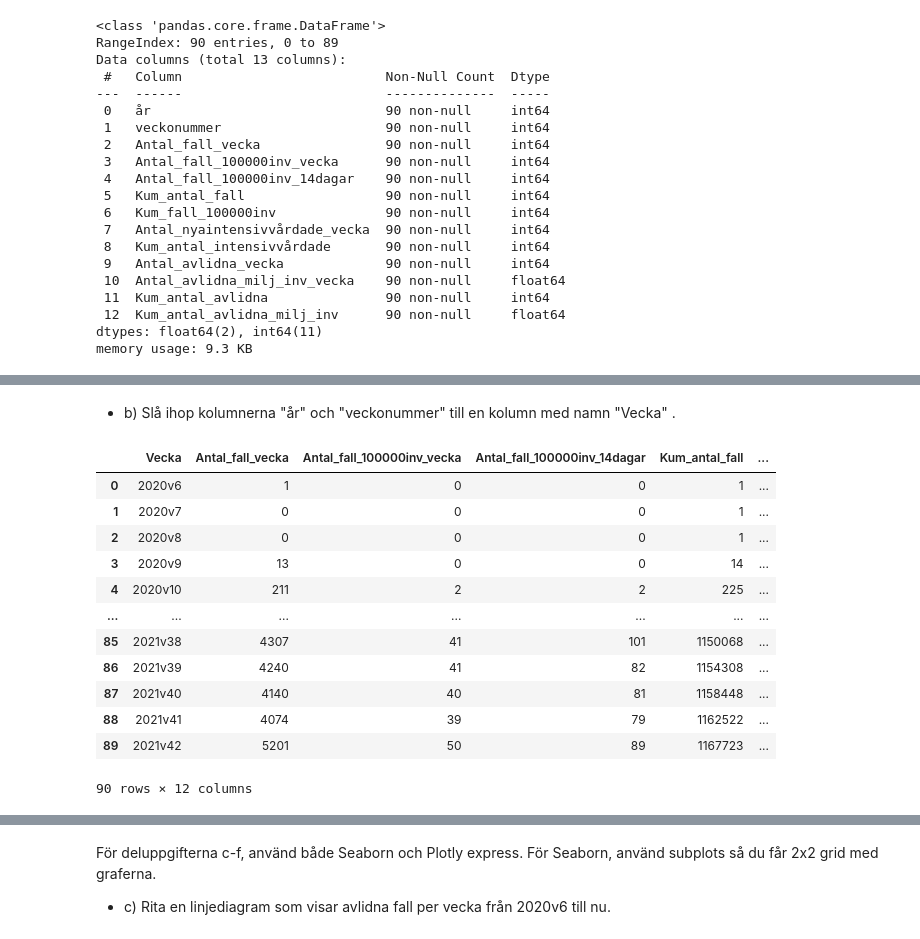
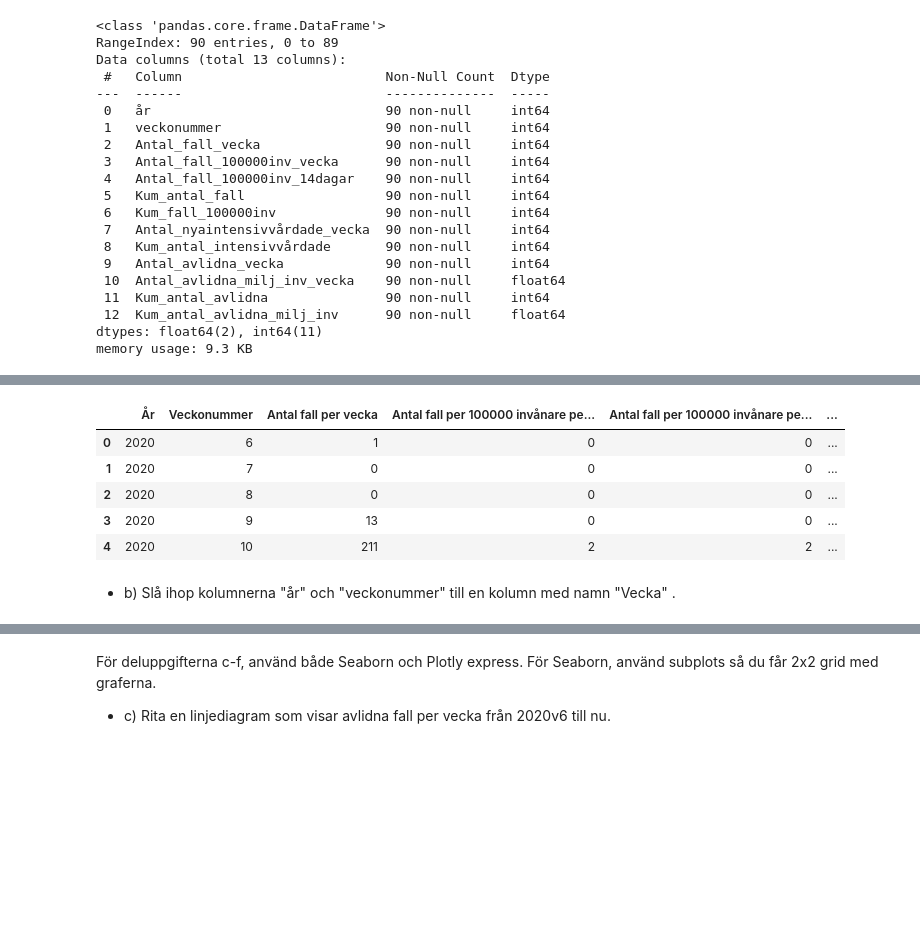
Before and after one commit to SamiFatmi/Databehandling-SAMI-FATMI, a Jupyter notebook: Labs/Labb 1/Labb 1.ipynb, the cells around one changed output, grey strips where cells are left out. Cells and saved outputs as stored; diff of their text form; code cells hidden in the pictures; blank space fills up the shorter version.

```diff
--- a/Labs/Labb 1/Labb 1.ipynb
+++ b/Labs/Labb 1/Labb 1.ipynb
@@ -57,27 +74,20 @@ covid19.tail()
+# %%
+# renaming the columns
+
+covid19.columns=['År', 'Veckonummer', 'Antal fall per vecka', 'Antal fall per 100000 invånare per vecka',
+       'Antal fall per 100000 invånare per 14dagar', 'Ackumulerade antal fall', 'Ackumulerade fall per 100000 invånare',
+       'Antal nyaintensivvårdade per vecka', 'Ackumulerade antal intensivvårdade',
+       'Antal avlidna per vecka', 'Antal avlidna per miljon invånare per vecka',
+       'Ackumulerade antal avlidna', 'Ackumulerade antal avlidna per miljon invånare']
+
+covid19.head()
+# %% [output]
+|  | År | Veckonummer | Antal fall per vecka | Antal fall per 100000 invånare pe... | Antal fall per 100000 invånare pe... | ... |
+| 0 | 2020 | 6 | 1 | 0 | 0 | ... |
+| 1 | 2020 | 7 | 0 | 0 | 0 | ... |
+| 2 | 2020 | 8 | 0 | 0 | 0 | ... |
+| 3 | 2020 | 9 | 13 | 0 | 0 | ... |
+| 4 | 2020 | 10 | 211 | 2 | 2 | ... |
 # %% [markdown]
 
 - b) Slå ihop kolumnerna "år" och "veckonummer" till en kolumn med namn "Vecka" .
-# %%
-covid19["år"] = covid19["år"].astype(str)
-covid19["veckonummer"] = covid19["veckonummer"].astype(str)
-
-covid19["år"] = covid19["år"] + "v" + covid19["veckonummer"]
-covid19 = covid19.drop(columns=["veckonummer"])
-
-covid19 = covid19.rename(columns={"år": "Vecka"})
-
-covid19
-# %% [output]
-|  | Vecka | Antal_fall_vecka | Antal_fall_100000inv_vecka | Antal_fall_100000inv_14dagar | Kum_antal_fall | ... |
-| 0 | 2020v6 | 1 | 0 | 0 | 1 | ... |
-| 1 | 2020v7 | 0 | 0 | 0 | 1 | ... |
-| 2 | 2020v8 | 0 | 0 | 0 | 1 | ... |
-| 3 | 2020v9 | 13 | 0 | 0 | 14 | ... |
-| 4 | 2020v10 | 211 | 2 | 2 | 225 | ... |
-| ... | ... | ... | ... | ... | ... | ... |
-| 85 | 2021v38 | 4307 | 41 | 101 | 1150068 | ... |
-| 86 | 2021v39 | 4240 | 41 | 82 | 1154308 | ... |
-| 87 | 2021v40 | 4140 | 40 | 81 | 1158448 | ... |
-| 88 | 2021v41 | 4074 | 39 | 79 | 1162522 | ... |
-| 89 | 2021v42 | 5201 | 50 | 89 | 1167723 | ... |
-90 rows × 12 columns
```
Also changed, not shown: parts of 23 cells of this notebook, 13 other files.
